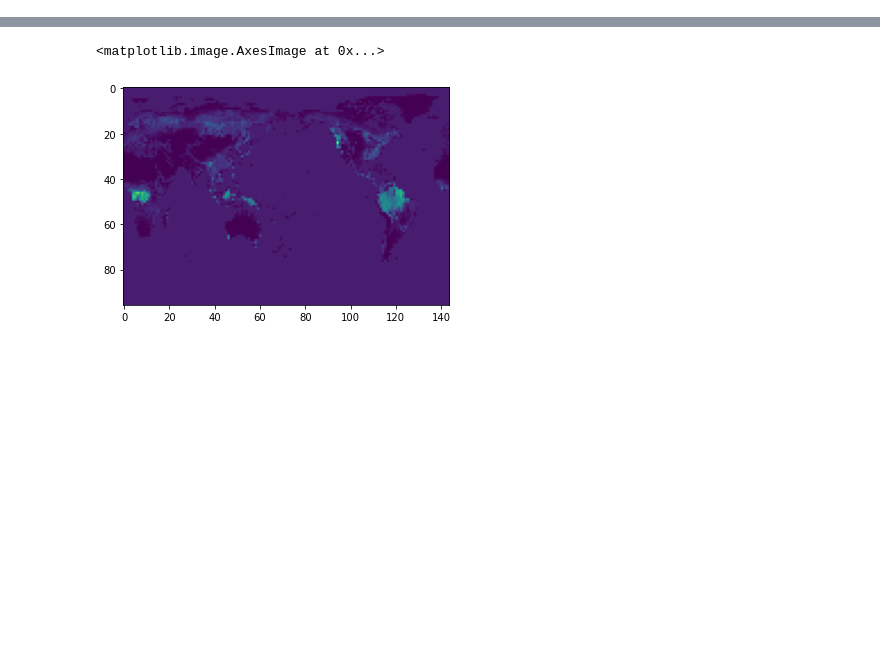
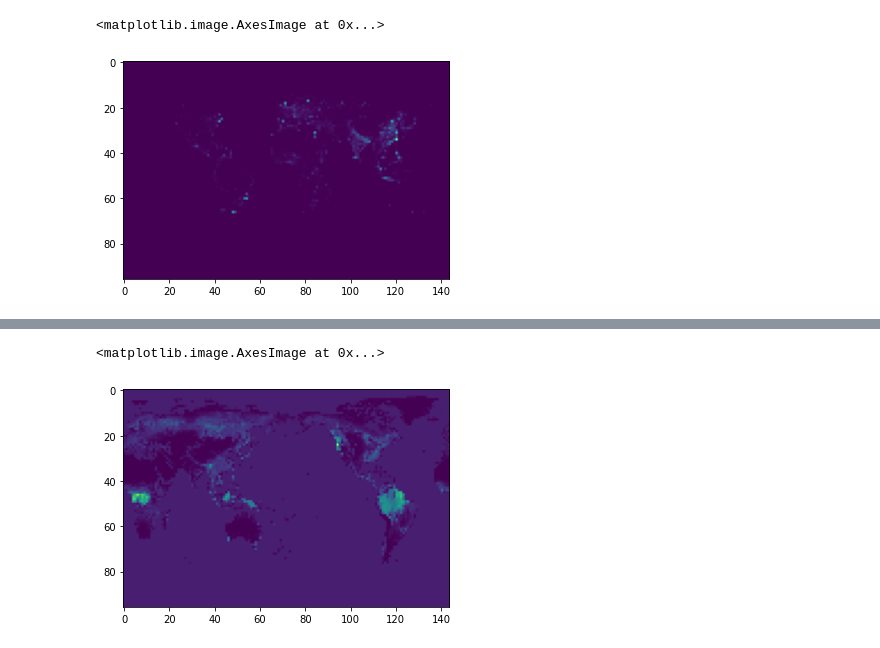
Before and after one commit to charliehuang09/SVAI, a Jupyter notebook: plot.ipynb, the cells around one changed output, grey strips where cells are left out. Cells and saved outputs as stored; diff of their text form; code cells hidden in the pictures; blank space fills up the shorter version.

```diff
--- a/plot.ipynb
+++ b/plot.ipynb
@@ -44,0 +67,5 @@ print(wind.shape)
+# %%
+plt.imshow(population.iloc[0])
+# %% [output]
+<matplotlib.image.AxesImage at 0x...>
+[figure, added]
```
Also changed, not shown: parts of 30 cells of this notebook.
